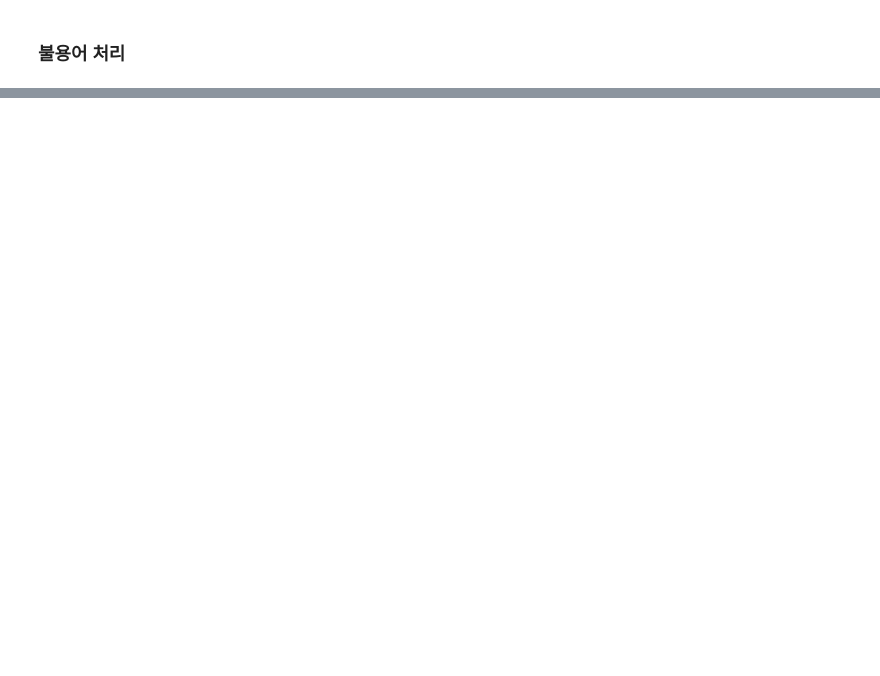
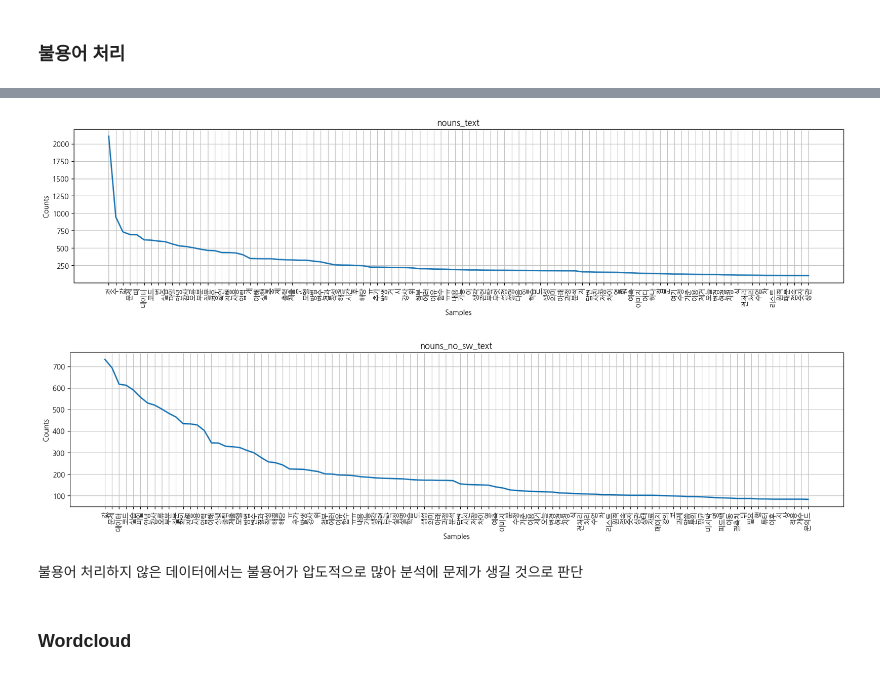
Before and after one commit to hwtheowl/QnA_Classification, a Jupyter notebook: preprocess_and_EDA.ipynb, the cells around one changed output, grey strips where cells are left out. Drawn from its saved outputs; the diff is of its cells as text; code cells hidden in the pictures; blank space fills up the shorter version.

```diff
--- a/preprocess_and_EDA.ipynb
+++ b/preprocess_and_EDA.ipynb
@@ -133,0 +304,26 @@ data["nouns_no_sw"] = data["nouns"].apply(lambda x: [word for word in x if word
+# %%
+# nouns 열 리스트화
+nouns_list = [nouns for sublist in results_df["nouns"] for nouns in sublist]
+
+# nouns_no_sw 열 리스트화
+nouns_no_sw_list = [nouns for sublist in results_df["nouns_no_sw"] for nouns in sublist]
+# %%
+# nltk Text로 변경
+nouns_text = nltk.Text(nouns_list)
+nouns_no_sw_text = nltk.Text(nouns_no_sw_list)
+# %%
+plt.figure(figsize=(20,4))
+plt.title('nouns_text')
+nouns_text.plot(100)
+
+plt.figure(figsize=(20,4))
+plt.title('nouns_no_sw_text')
+nouns_no_sw_text.plot(100)
+plt.show()
+# %% [output]
+[figure, added]
+[figure, added]
+# %% [markdown]
+불용어 처리하지 않은 데이터에서는 불용어가 압도적으로 많아 분석에 문제가 생길 것으로 판단
+# %% [markdown]
+### Wordcloud
```
Also changed, not shown: parts of 46 cells of this notebook, 2 other files.
